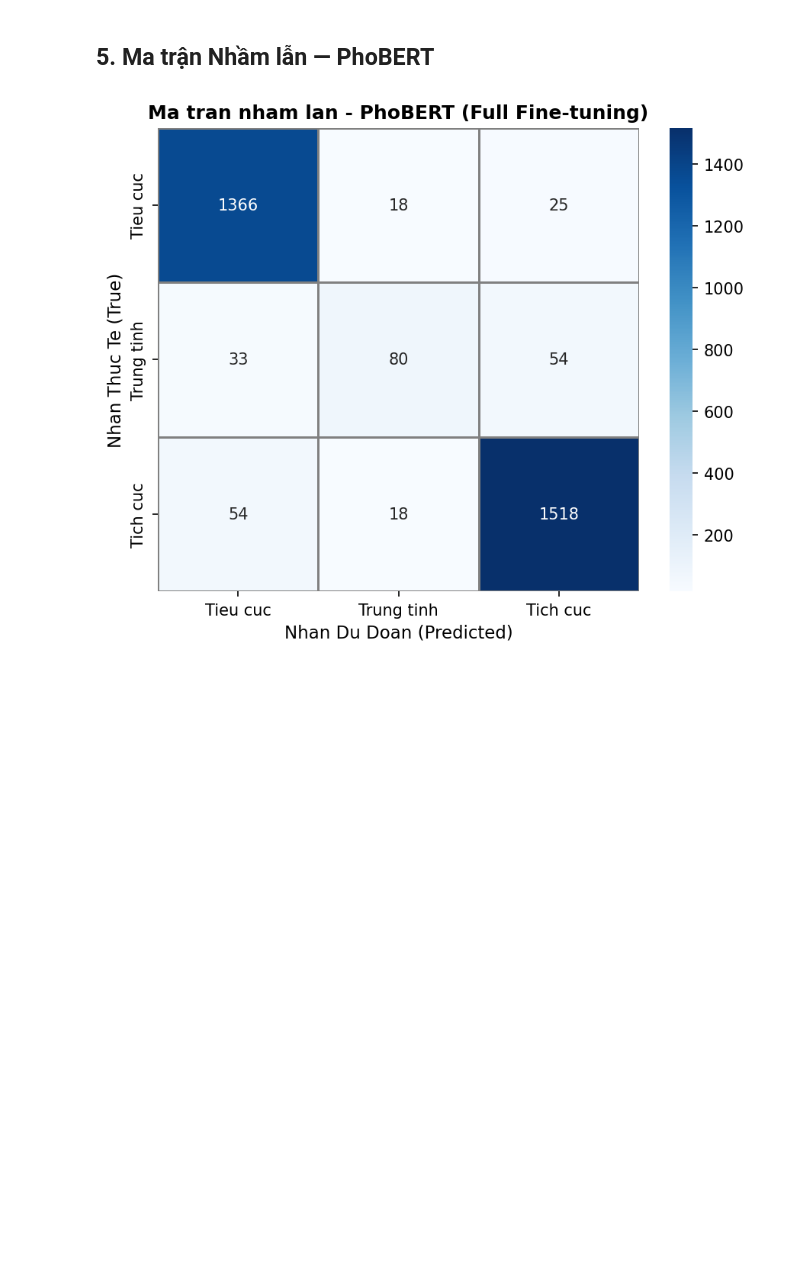
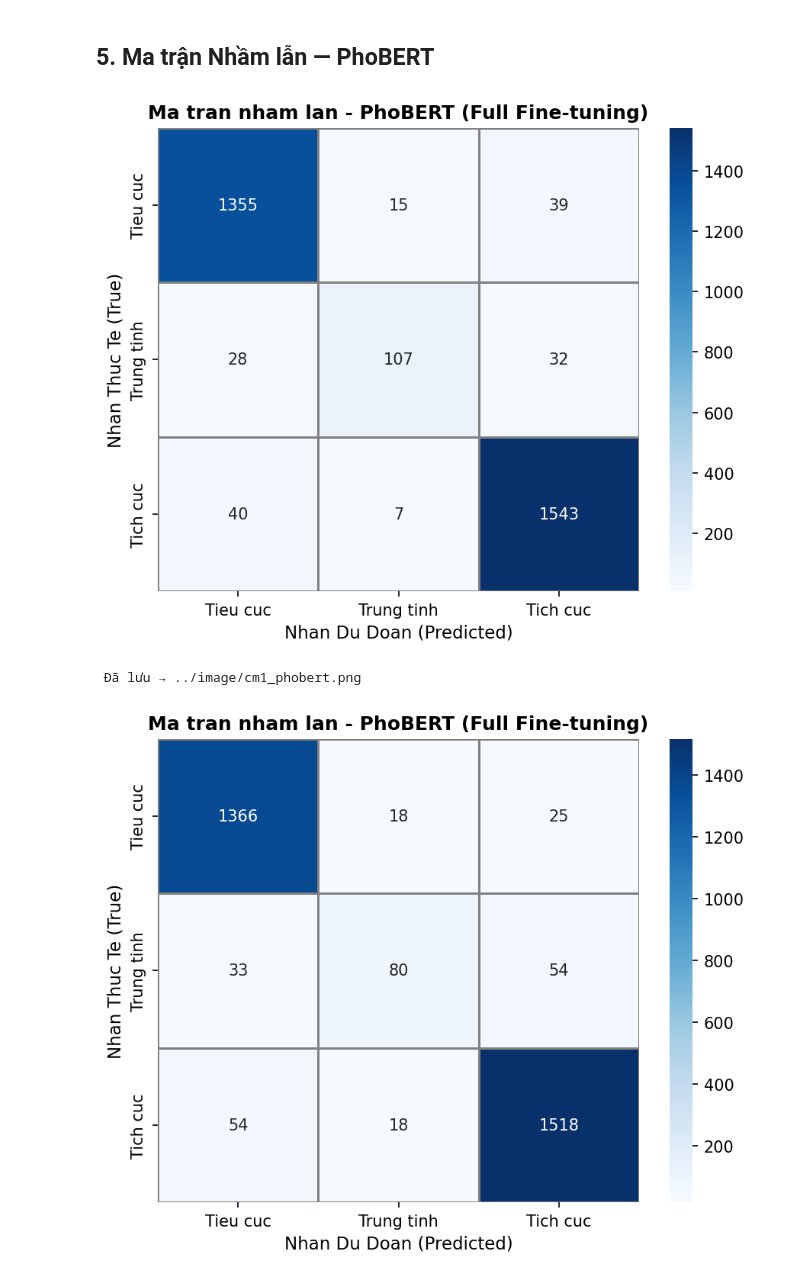
Before and after one commit to NguyenThiNgocMai22130161/TieuLuan_22130161_NguyenThiNgocMai, a Jupyter notebook: notebooks/03_PhoBERT_Colab.ipynb, the cells around one changed output. Saved outputs shown, nothing was run; the diff lists cells and outputs as text; code cells hidden in the pictures; blank space fills up the shorter version.

```diff
--- a/notebooks/03_PhoBERT_Colab.ipynb
+++ b/notebooks/03_PhoBERT_Colab.ipynb
@@ -253,5 +246,29 @@ Trung tinh (1)     0.6897    0.4790    0.5654       167
 # %% [markdown]
 ## 5. Ma trận Nhầm lẫn — PhoBERT
+# %%
+
+# cm_phobert = confusion_matrix(phobert_labels, phobert_preds)
+
+cm_phobert = np.array([[1355, 15, 39],
+                       [28, 107, 32],
+                       [40, 7, 1543]])
+
+class_names = ['Tieu cuc', 'Trung tinh', 'Tich cuc']
+
+plt.figure(figsize=(6, 5), dpi=150)
+sns.heatmap(cm_phobert, annot=True, fmt='d', cmap='Blues',
+            xticklabels=class_names, yticklabels=class_names,
+            linewidths=0.5, linecolor='gray')
+plt.xlabel('Nhan Du Doan (Predicted)', fontsize=11)
+plt.ylabel('Nhan Thuc Te (True)',      fontsize=11)
+plt.title('Ma tran nham lan - PhoBERT (Full Fine-tuning)', fontsize=12, fontweight='bold')
+plt.tight_layout()
+plt.savefig(os.path.join(IMG_DIR, "cm1_phobert.png"), dpi=150, bbox_inches='tight')
+plt.show()
+print(" Đã lưu → ../image/cm1_phobert.png")
+# %% [output]
+[figure, added]
+ Đã lưu → ../image/cm1_phobert.png
 # %%
 # ── Nếu bỏ qua bước huấn luyện, dùng ma trận kết quả thực nghiệm đã có ──
 # phobert_labels = [...]  # Nhãn thực tế từ tập test
```
Also changed, not shown: parts of 5 cells of this notebook.
